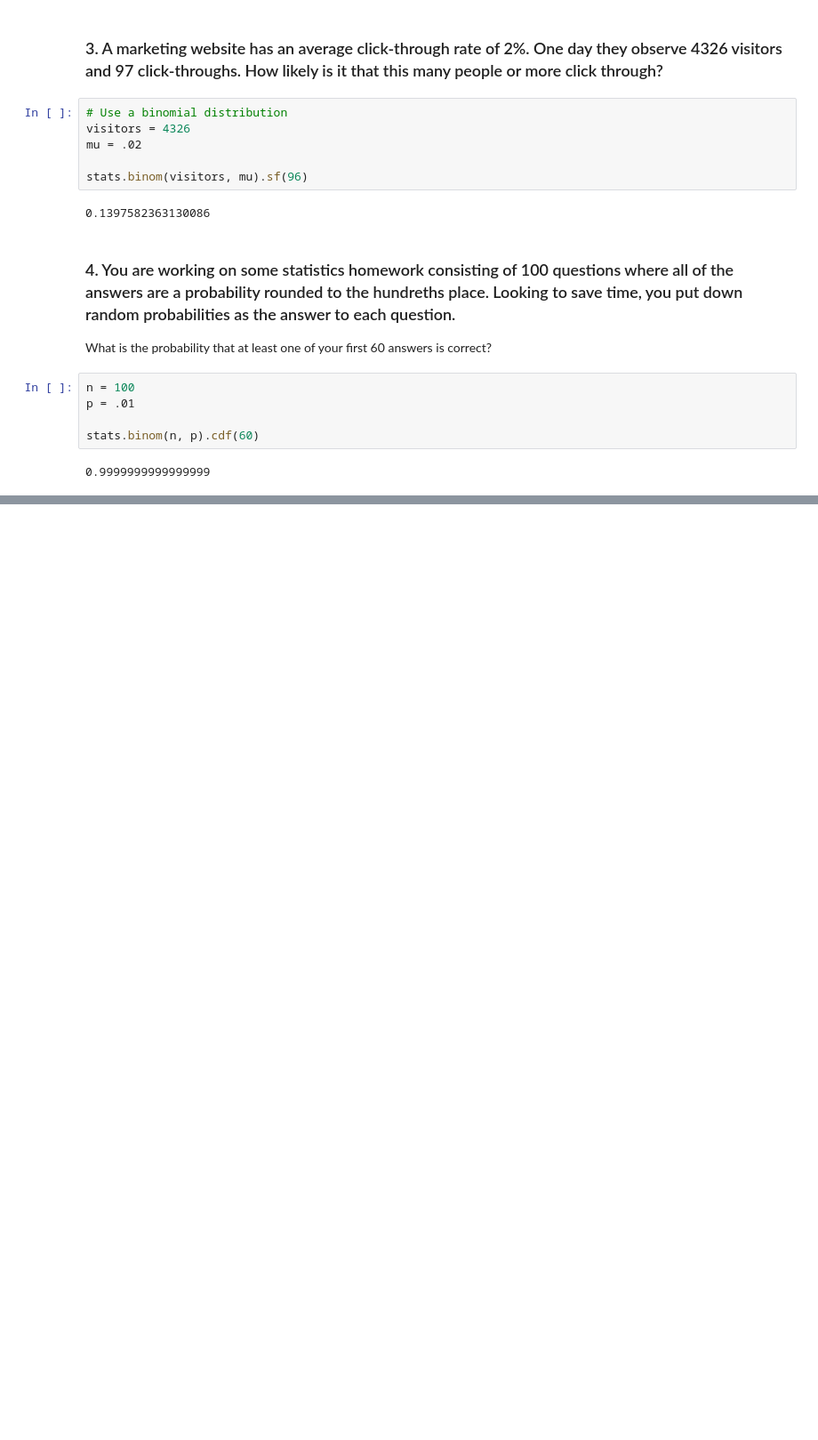
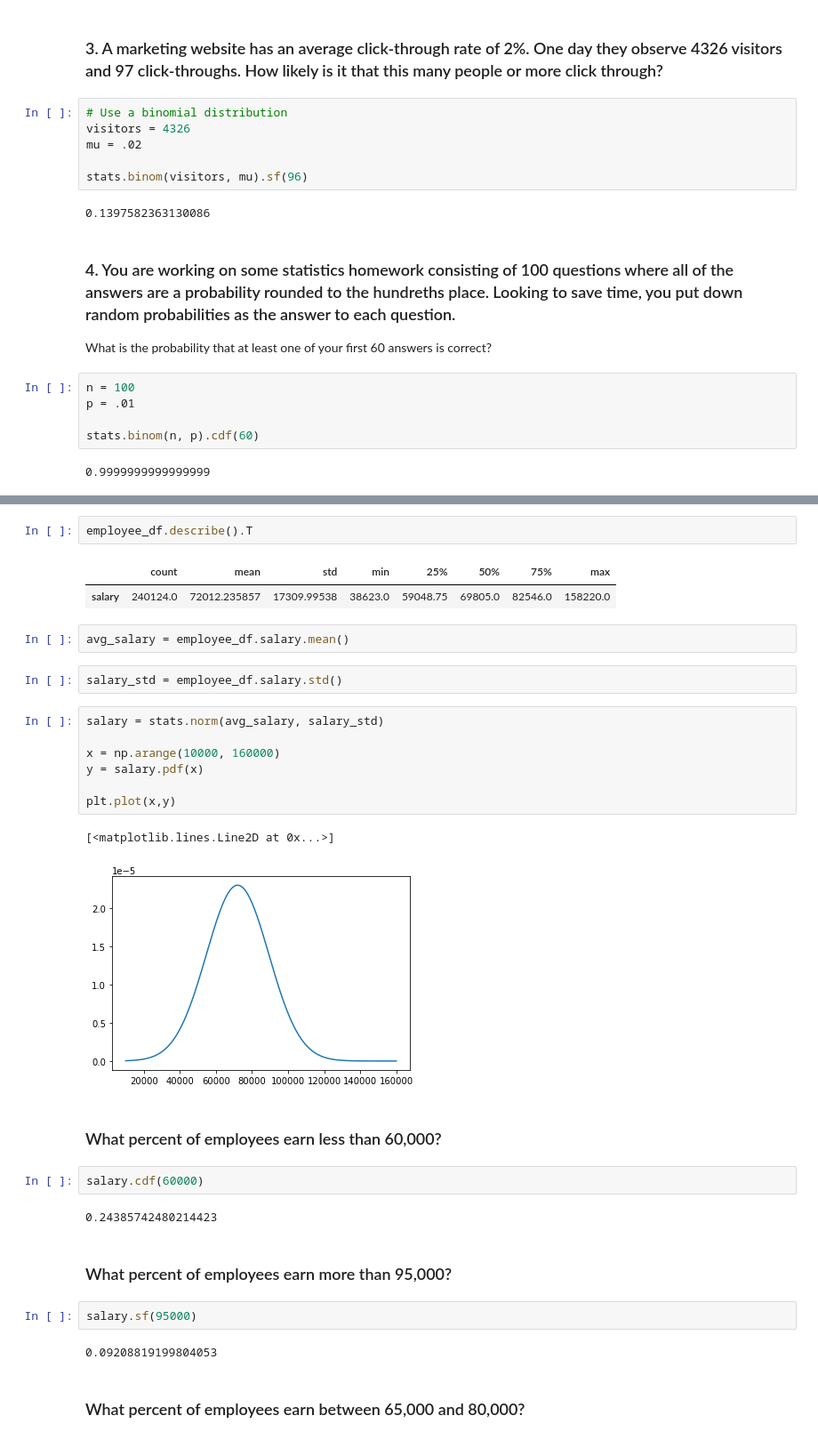
Before and after one commit to brentschriver/statistics-exercises, a Jupyter notebook: probability_distributions.ipynb, the cells around one changed output, grey strips where cells are left out. Shown at 89% size. Drawn from its saved outputs; the diff is of its cells as text; blank space fills up the shorter version.

```diff
--- a/probability_distributions.ipynb
+++ b/probability_distributions.ipynb
@@ -198,0 +195,33 @@ employee_df.salary.mean()
+# %%
+employee_df.describe().T
+# %% [output]
+|  | count | mean | std | min | 25% | 50% | 75% | max |
+| salary | 240124.0 | 72012.235857 | 17309.99538 | 38623.0 | 59048.75 | 69805.0 | 82546.0 | 158220.0 |
+# %%
+avg_salary = employee_df.salary.mean()
+# %%
+salary_std = employee_df.salary.std()
+# %%
+salary = stats.norm(avg_salary, salary_std)
+
+x = np.arange(10000, 160000)
+y = salary.pdf(x)
+
+plt.plot(x,y)
+# %% [output]
+[<matplotlib.lines.Line2D at 0x...>]
+[figure, added]
+# %% [markdown]
+### What percent of employees earn less than 60,000?
+# %%
+salary.cdf(60000)
+# %% [output]
+0.24385742480214423
+# %% [markdown]
+### What percent of employees earn more than 95,000?
+# %%
+salary.sf(95000)
+# %% [output]
+0.09208819199804053
+# %% [markdown]
+### What percent of employees earn between 65,000 and 80,000?
```
Also changed, not shown: parts of 34 cells of this notebook.
